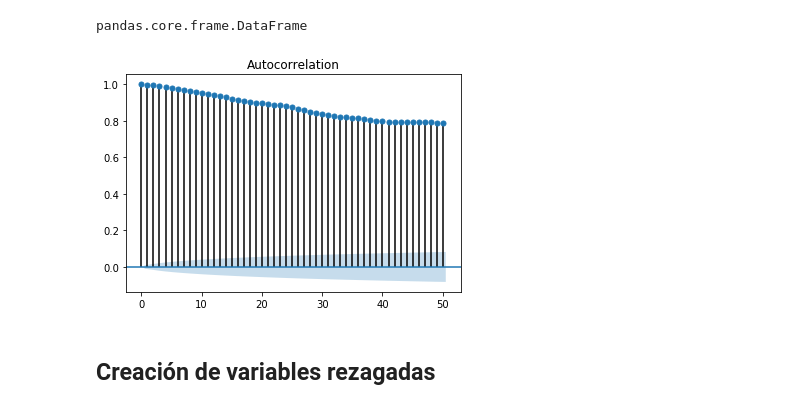
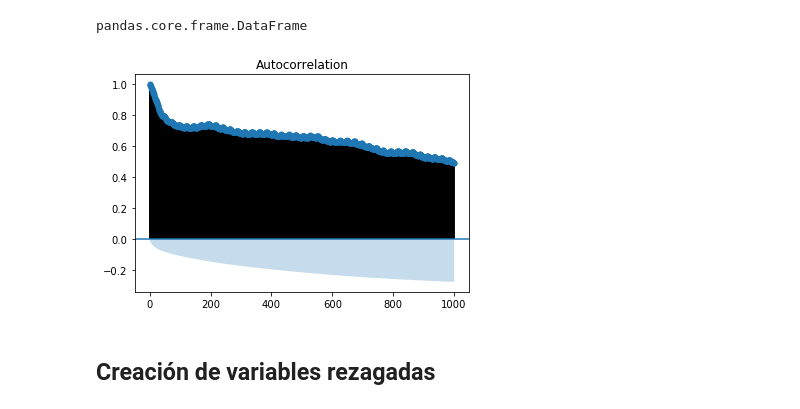
Before and after one commit to sacalderonv/TimeSeries, a Jupyter notebook: Python Jupyter/MLPDefinitivo.ipynb, the cells around one changed output. Drawn from its saved outputs; the diff is of its cells as text; code cells hidden in the pictures.

```diff
--- a/Python Jupyter/MLPDefinitivo.ipynb
+++ b/Python Jupyter/MLPDefinitivo.ipynb
@@ -59,10 +59,10 @@ type(PRESdf)
 pandas.core.frame.DataFrame
 # %%
 from statsmodels.graphics.tsaplots import plot_acf
-plot_acf(PRESdf,lags=50)
+plot_acf(PRESdf,lags=1000)
 plt.show()
 # %% [output]
-[figure, old version]
+[figure, new version]
 # %% [markdown]
 ## Creación de variables rezagadas
 # %%
```
Also changed, not shown: parts of 9 cells of this notebook.
